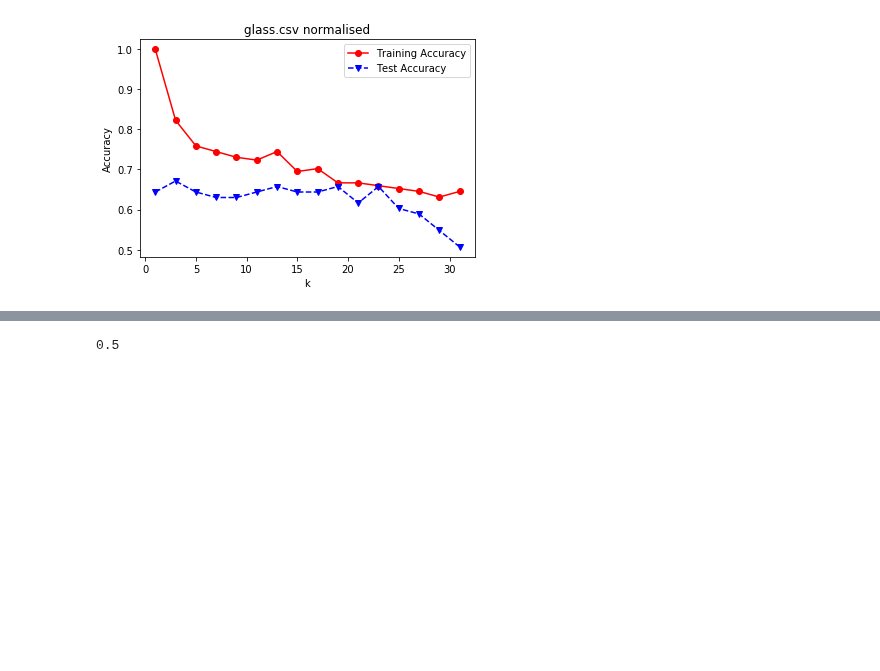
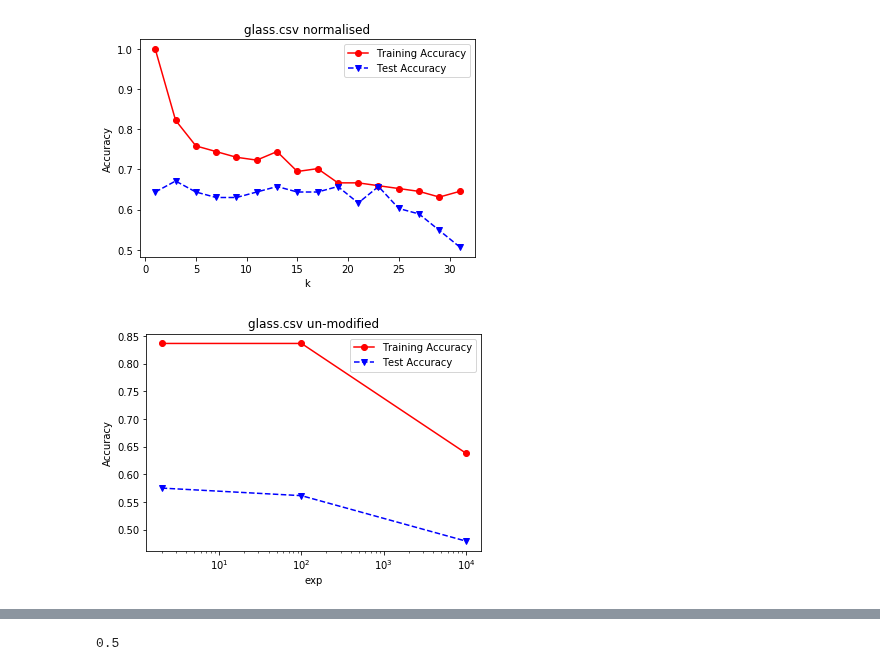
Before and after one commit to S010MON/machine_learning, a Jupyter notebook: Lab-02_2.ipynb, the cells around one changed output, grey strips where cells are left out. Cells and saved outputs as stored; diff of their text form; code cells hidden in the pictures; blank space fills up the shorter version.

Commit message:
Exp experiment added

```diff
--- a/Lab-02_2.ipynb
+++ b/Lab-02_2.ipynb
@@ -189,3 +189,7 @@ k_experiment('glass.csv', normalise=False)
 k_experiment('glass.csv', normalise=True)
 # %% [output]
 [figure]
+# %%
+exp_experiment('glass.csv', normalise=False)
+# %% [output]
+[figure, added]
```
Also changed, not shown: parts of 1 cell of this notebook.
